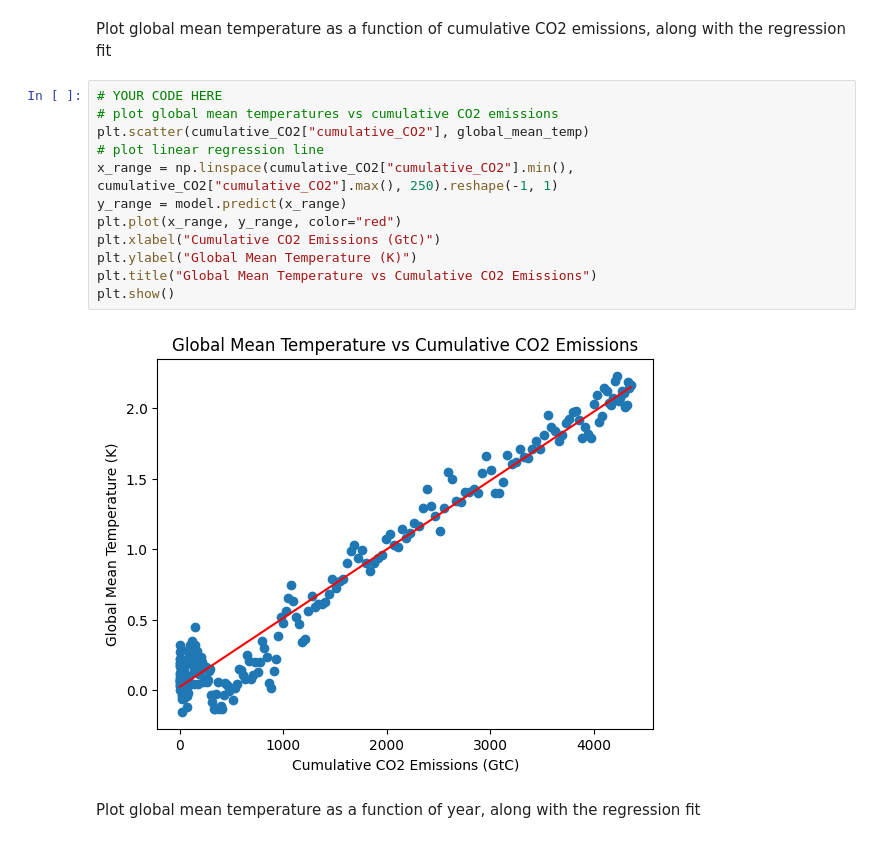
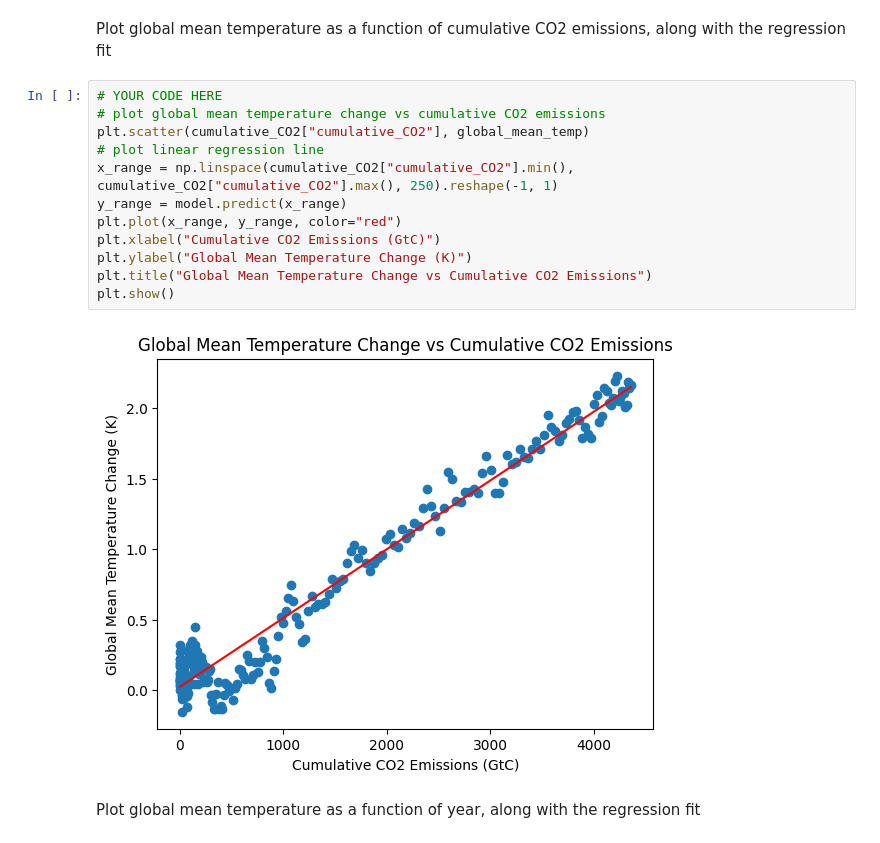
Before and after one commit to TangyKiwi/DSC-200, a Jupyter notebook: Project/Final project.ipynb, the cells around one changed output. Drawn from its saved outputs; the diff is of its cells as text.

```diff
--- a/Project/Final project.ipynb
+++ b/Project/Final project.ipynb
@@ -236,18 +236,18 @@ LinearRegression()
 Plot global mean temperature as a function of cumulative CO2 emissions, along with the regression fit
 # %%
 # YOUR CODE HERE
-# plot global mean temperatures vs cumulative CO2 emissions
+# plot global mean temperature change vs cumulative CO2 emissions
 plt.scatter(cumulative_CO2["cumulative_CO2"], global_mean_temp)
 # plot linear regression line
 x_range = np.linspace(cumulative_CO2["cumulative_CO2"].min(), cumulative_CO2["cumulative_CO2"].max(), 250).reshape(-1, 1)
 y_range = model.predict(x_range)
 plt.plot(x_range, y_range, color="red")
 plt.xlabel("Cumulative CO2 Emissions (GtC)")
-plt.ylabel("Global Mean Temperature (K)")
-plt.title("Global Mean Temperature vs Cumulative CO2 Emissions")
+plt.ylabel("Global Mean Temperature Change (K)")
+plt.title("Global Mean Temperature Change vs Cumulative CO2 Emissions")
 plt.show()
 # %% [output]
-[figure, old version]
+[figure, new version]
 # %% [markdown]
 Plot global mean temperature as a function of year, along with the regression fit
 # %%
```
Also changed, not shown: parts of 7 cells of this notebook.
